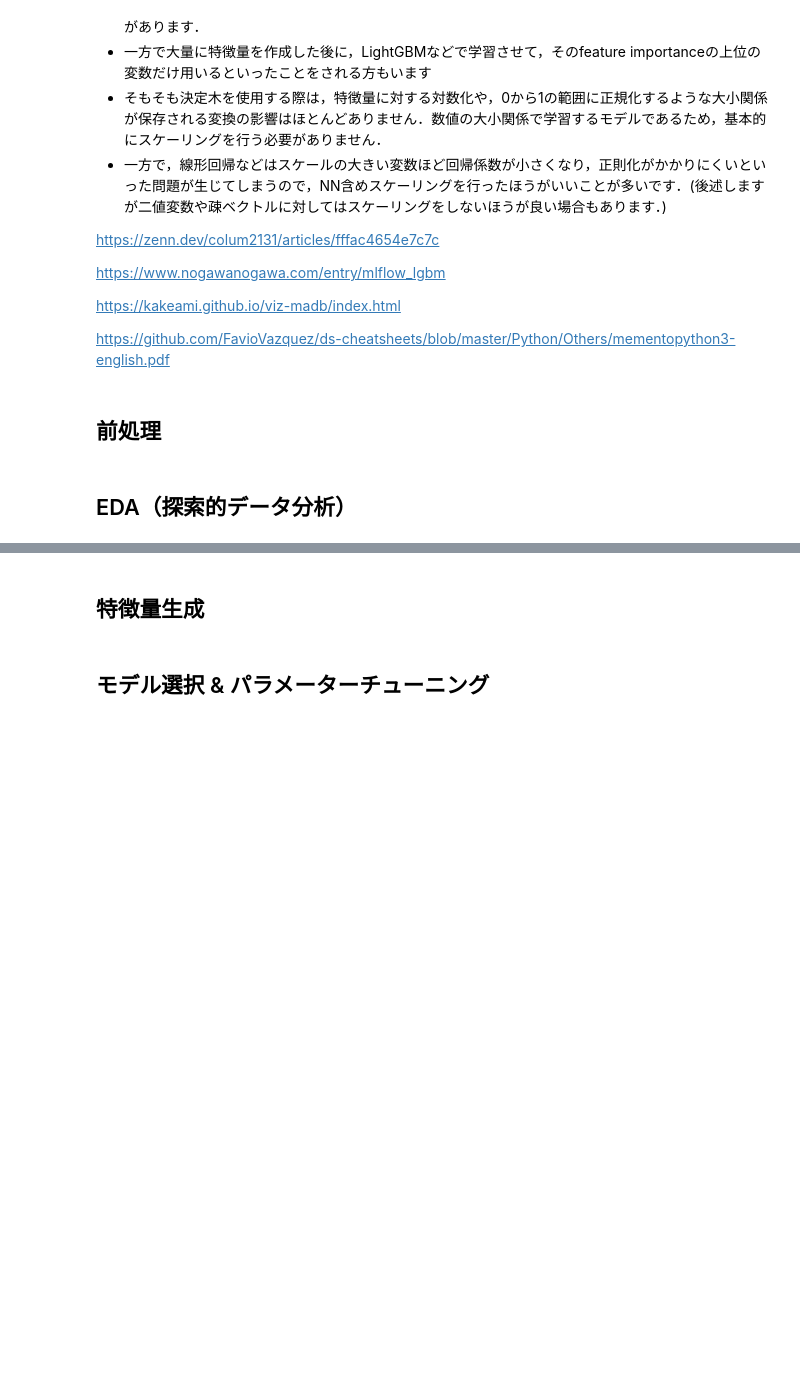
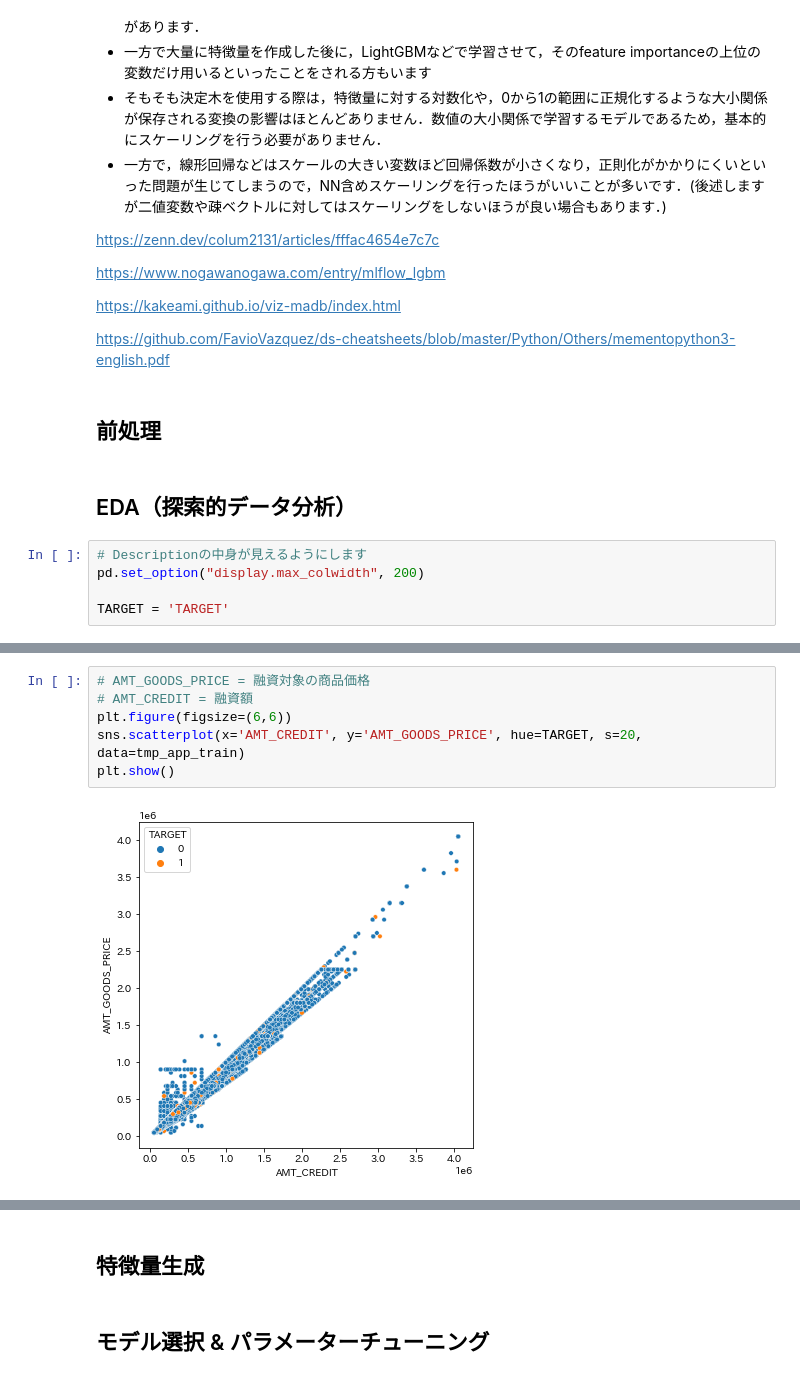
Before and after one commit to idsts2670/kaggle, a Jupyter notebook: home-credit-default-risk/home-credit-default.ipynb, the cells around one changed output, grey strips where cells are left out. Drawn from its saved outputs; the diff is of its cells as text; blank space fills up the shorter version.

```diff
--- a/home-credit-default-risk/home-credit-default.ipynb
+++ b/home-credit-default-risk/home-credit-default.ipynb
@@ -926,3 +921,8 @@ https://github.com/FavioVazquez/ds-cheatsheets/blob/master/Python/Others/memento
 ## 前処理
 # %% [markdown]
 ## EDA（探索的データ分析）
+# %%
+# Descriptionの中身が見えるようにします
+pd.set_option("display.max_colwidth", 200)
+
+TARGET = 'TARGET'
@@ -928,0 +997,8 @@ https://github.com/FavioVazquez/ds-cheatsheets/blob/master/Python/Others/memento
+# %%
+# AMT_GOODS_PRICE = 融資対象の商品価格
+# AMT_CREDIT = 融資額
+plt.figure(figsize=(6,6))
+sns.scatterplot(x='AMT_CREDIT', y='AMT_GOODS_PRICE', hue=TARGET, s=20, data=tmp_app_train)
+plt.show()
+# %% [output]
+[figure, added]
```
Also changed, not shown: parts of 11 cells of this notebook.
